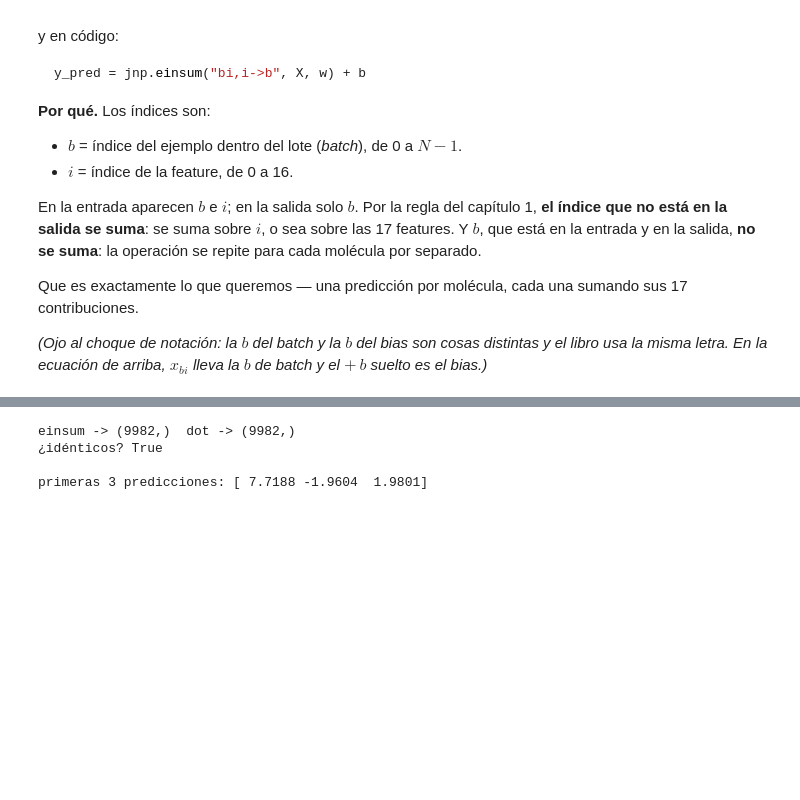
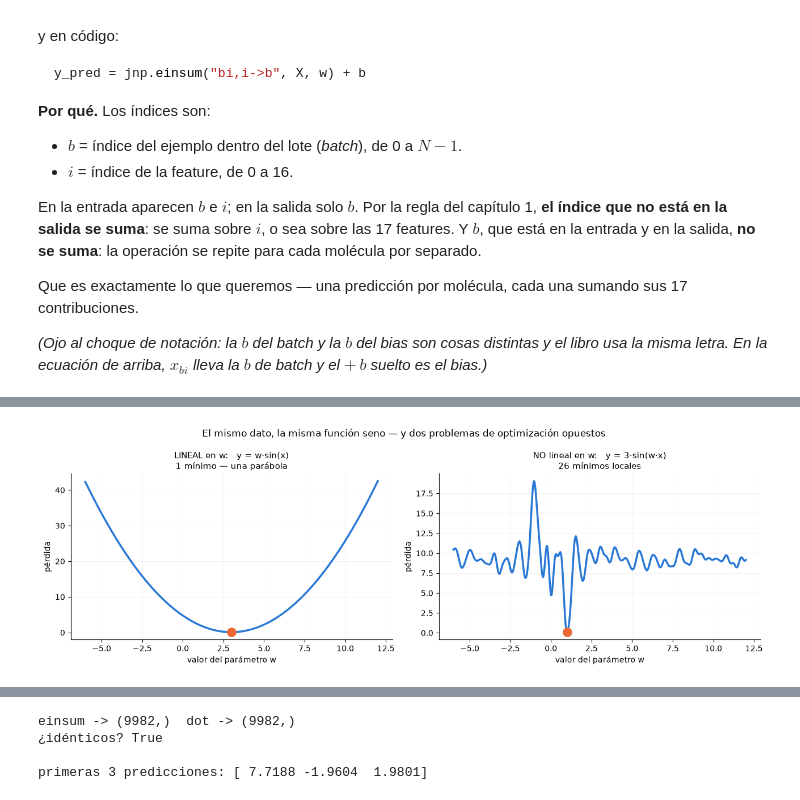
Before and after one commit to alexhrehoret/dmol-study-notes, a Jupyter notebook: notebooks/02_ejercicios_resueltos.ipynb, the cells around one changed output, grey strips where cells are left out. Saved outputs shown, nothing was run; the diff lists cells and outputs as text; code cells hidden in the pictures; blank space fills up the shorter version.

```diff
--- a/notebooks/02_ejercicios_resueltos.ipynb
+++ b/notebooks/02_ejercicios_resueltos.ipynb
@@ -263,0 +377,36 @@ bias.)*
+# %%
+# el mismo dato, dos modelos con UN solo parametro libre
+residuo = y_raw - (-0.5 * x_raw + 2)          # quitamos la parte lineal, queda el seno
+rejilla = np.linspace(-6, 12, 400)
+
+# A) parametro FUERA del seno:   y = w * sin(x)       -> lineal en w
+perdida_A = np.array([np.mean((w_ * np.sin(x_raw) - residuo) ** 2) for w_ in rejilla])
+# B) parametro DENTRO del seno:  y = 3 * sin(w * x)   -> NO lineal en w
+perdida_B = np.array([np.mean((3 * np.sin(w_ * x_raw) - residuo) ** 2) for w_ in rejilla])
+
+def contar_minimos(v):
+    return int(((v[1:-1] < v[:-2]) & (v[1:-1] < v[2:])).sum())
+
+fig, (ax1, ax2) = plt.subplots(1, 2, figsize=(13, 4.4), sharex=True)
+
+ax1.plot(rejilla, perdida_A, color="#2a78d6", linewidth=2.5)
+ax1.plot(rejilla[perdida_A.argmin()], perdida_A.min(), "o", color="#eb6834", markersize=11, zorder=5)
+ax1.set_title(f"LINEAL en w:   y = w·sin(x)\n{contar_minimos(perdida_A)} mínimo — una parábola", fontsize=11)
+
+ax2.plot(rejilla, perdida_B, color="#2a78d6", linewidth=2.5)
+ax2.plot(rejilla[perdida_B.argmin()], perdida_B.min(), "o", color="#eb6834", markersize=11, zorder=5)
+ax2.set_title(f"NO lineal en w:   y = 3·sin(w·x)\n{contar_minimos(perdida_B)} mínimos locales", fontsize=11)
+
+for ax in (ax1, ax2):
+    ax.set_xlabel("valor del parámetro w")
+    ax.set_ylabel("pérdida")
+    ax.grid(alpha=0.2, linewidth=0.5)
+    for s in ("top", "right"):
+        ax.spines[s].set_visible(False)
+
+fig.suptitle("El mismo dato, la misma función seno — y dos problemas de optimización opuestos", fontsize=12)
+fig.tight_layout()
+fig.savefig("../figuras/02_ej3_paisajes.png", dpi=150)
+plt.show()
+# %% [output]
+[figure, added]
```
Also changed, not shown: parts of 5 cells of this notebook.
